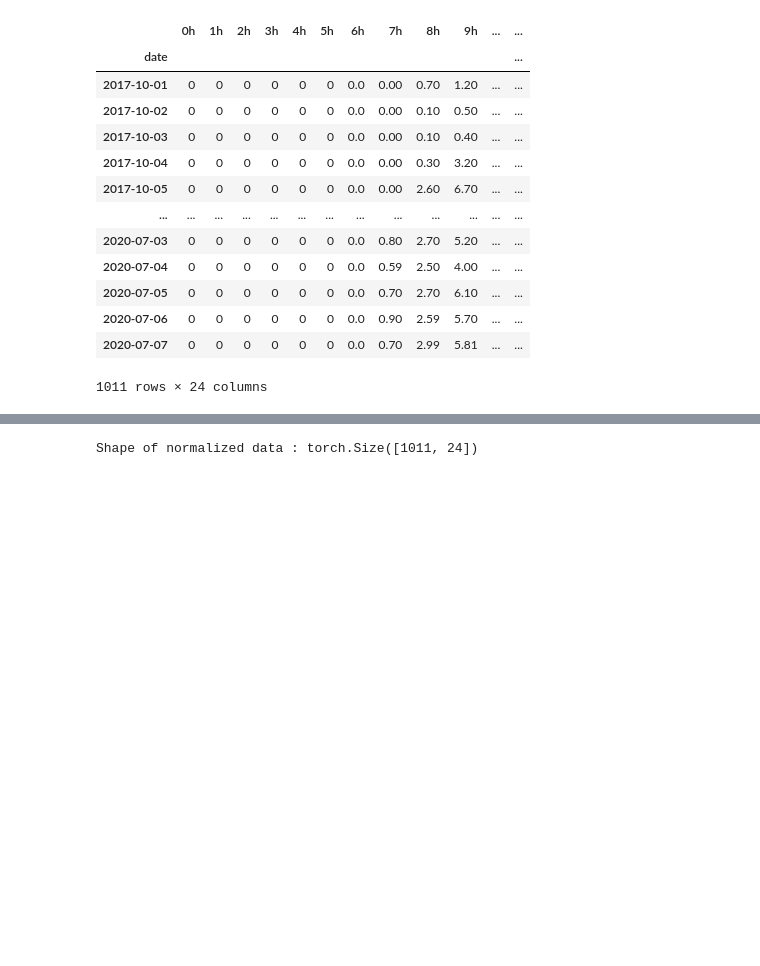
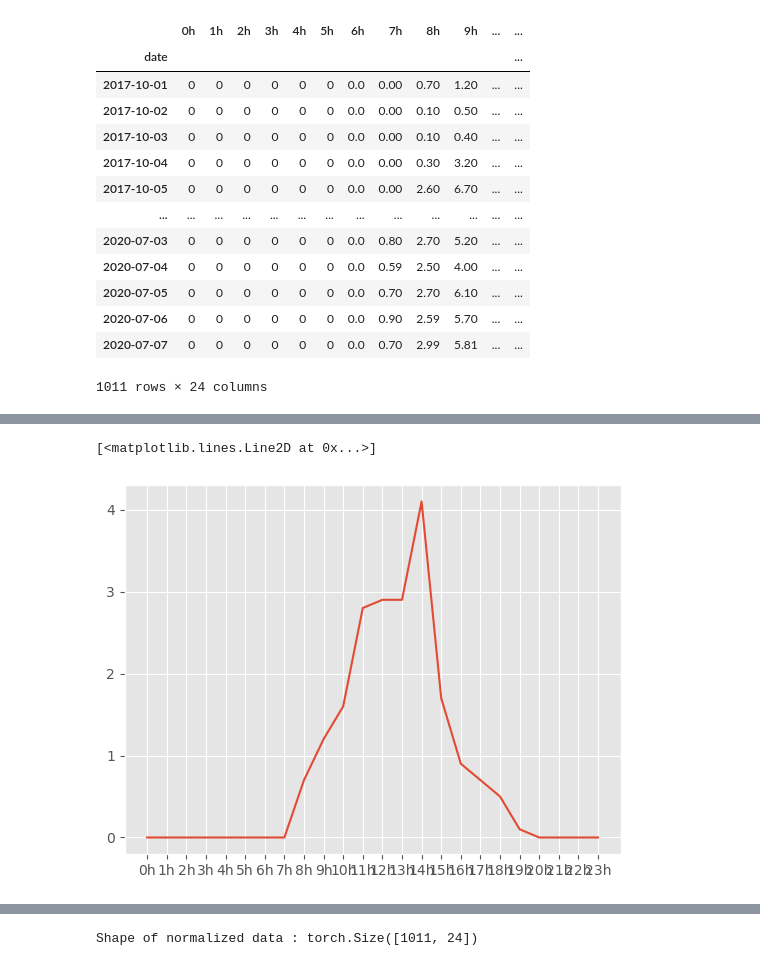
Before and after one commit to dlgkdud/RL-timeseries-forecasting, a Jupyter notebook: data.ipynb, the cells around one changed output, grey strips where cells are left out. Saved outputs shown, nothing was run; the diff lists cells and outputs as text; code cells hidden in the pictures; blank space fills up the shorter version.

```diff
--- a/data.ipynb
+++ b/data.ipynb
@@ -38,3 +39,21 @@ df
 | 2020-07-06 | 0 | 0 | 0 | 0 | 0 | 0 | 0.0 | 0.90 | 2.59 | 5.70 | ... | ... |
 | 2020-07-07 | 0 | 0 | 0 | 0 | 0 | 0 | 0.0 | 0.70 | 2.99 | 5.81 | ... | ... |
 1011 rows × 24 columns
+# %%
+import pandas as pd
+import random
+import matplotlib.pyplot as plt
+from sklearn.preprocessing import MinMaxScaler
+
+# 데이터 불러오기
+df = pd.read_csv('./data/태양광 데이터.csv', infer_datetime_format=True, parse_dates=['date'], index_col=['date'])
+
+# 7일간의 데이터가 입력으로 들어가고 batch size는 임의로 지정
+seq_length = 7
+batch = 100
+
+# 데이터를 역순으로 정렬하여 전체 데이터의 70% 학습, 30% 테스트에 사용
+df = df[::-1]
+train_size = int(len(df)*0.7)
+train_set = df[0:train_size]
+test_set = df[train_size-seq_length:]
@@ -40,0 +241,5 @@ df
+# %%
+plt.plot(df.iloc[0])
+# %% [output]
+[<matplotlib.lines.Line2D at 0x...>]
+[figure, added]
```
Also changed, not shown: parts of 14 cells of this notebook.
